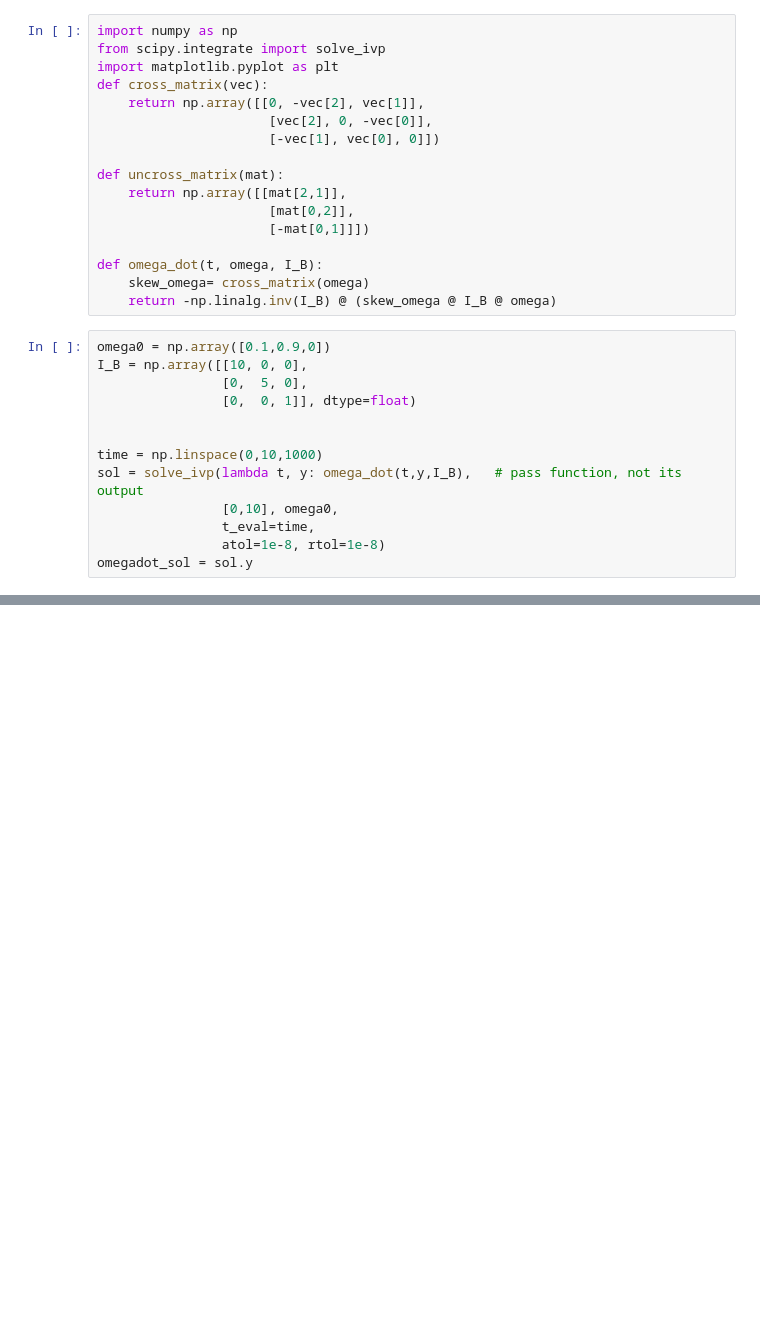
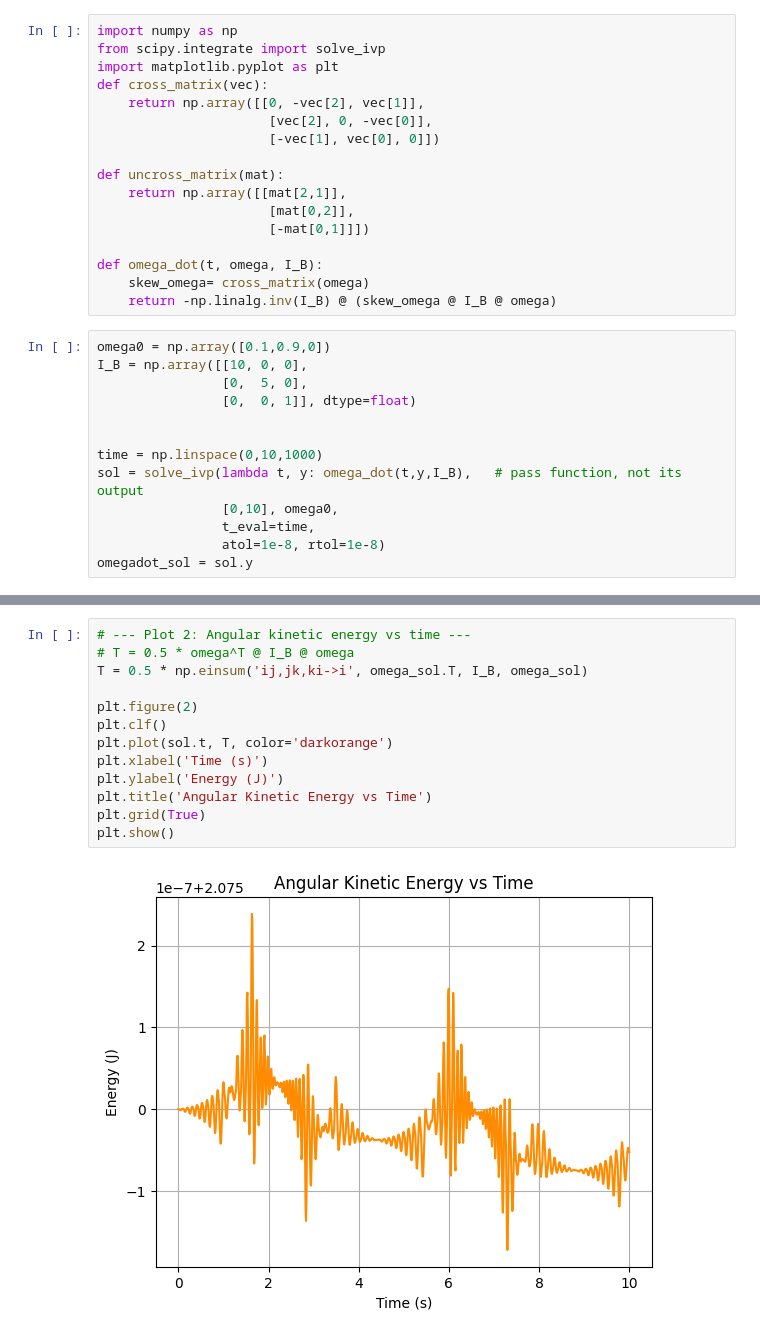
Before and after one commit to ryan-omori/MAE-269, a Jupyter notebook: HW2.ipynb, the cells around one changed output, grey strips where cells are left out. Drawn from its saved outputs; the diff is of its cells as text; blank space fills up the shorter version.

```diff
--- a/HW2.ipynb
+++ b/HW2.ipynb
@@ -59,0 +46,15 @@ NameError: name 'sol' is not defined
+# %%
+# --- Plot 2: Angular kinetic energy vs time ---
+# T = 0.5 * omega^T @ I_B @ omega
+T = 0.5 * np.einsum('ij,jk,ki->i', omega_sol.T, I_B, omega_sol)
+
+plt.figure(2)
+plt.clf()
+plt.plot(sol.t, T, color='darkorange')
+plt.xlabel('Time (s)')
+plt.ylabel('Energy (J)')
+plt.title('Angular Kinetic Energy vs Time')
+plt.grid(True)
+plt.show()
+# %% [output]
+[figure, added]
```
Also changed, not shown: parts of 6 cells of this notebook.
